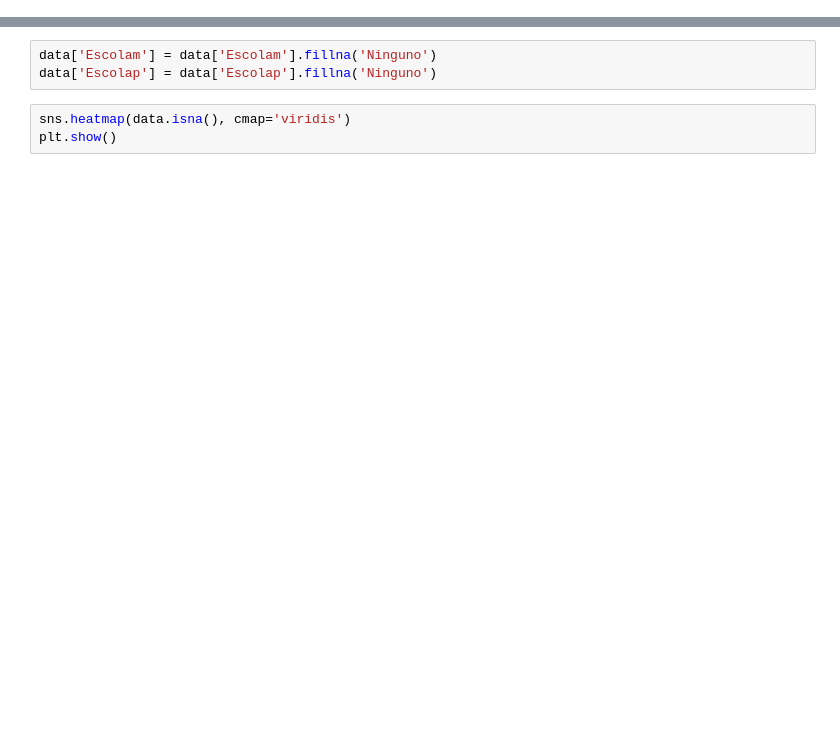
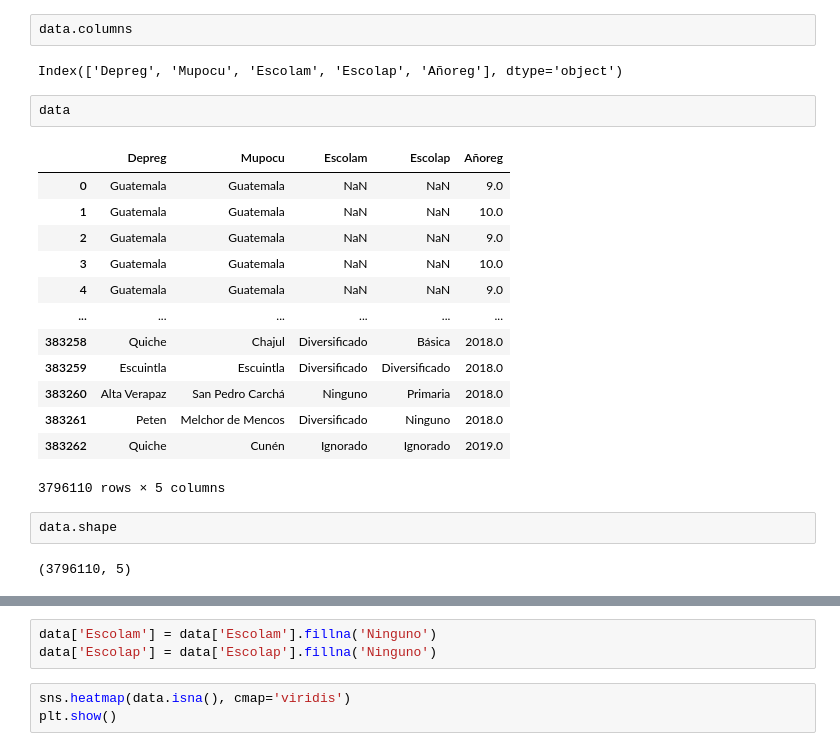
Before and after one commit to Diego-CB/Proyecto1-Mineria, a Jupyter notebook: newdata/dataset.ipynb, the cells around one changed output, grey strips where cells are left out. Drawn from its saved outputs; the diff is of its cells as text; blank space fills up the shorter version.

```diff
--- a/newdata/dataset.ipynb
+++ b/newdata/dataset.ipynb
@@ -48,0 +160,24 @@ plt.show()
+# %%
+data.columns
+# %% [output]
+Index(['Depreg', 'Mupocu', 'Escolam', 'Escolap', 'Añoreg'], dtype='object')
+# %%
+data
+# %% [output]
+|  | Depreg | Mupocu | Escolam | Escolap | Añoreg |
+| 0 | Guatemala | Guatemala | NaN | NaN | 9.0 |
+| 1 | Guatemala | Guatemala | NaN | NaN | 10.0 |
+| 2 | Guatemala | Guatemala | NaN | NaN | 9.0 |
+| 3 | Guatemala | Guatemala | NaN | NaN | 10.0 |
+| 4 | Guatemala | Guatemala | NaN | NaN | 9.0 |
+| ... | ... | ... | ... | ... | ... |
+| 383258 | Quiche | Chajul | Diversificado | Básica | 2018.0 |
+| 383259 | Escuintla | Escuintla | Diversificado | Diversificado | 2018.0 |
+| 383260 | Alta Verapaz | San Pedro Carchá | Ninguno | Primaria | 2018.0 |
+| 383261 | Peten | Melchor de Mencos | Diversificado | Ninguno | 2018.0 |
+| 383262 | Quiche | Cunén | Ignorado | Ignorado | 2019.0 |
+3796110 rows × 5 columns
+# %%
+data.shape
+# %% [output]
+(3796110, 5)
```
Also changed, not shown: parts of 38 cells of this notebook.
